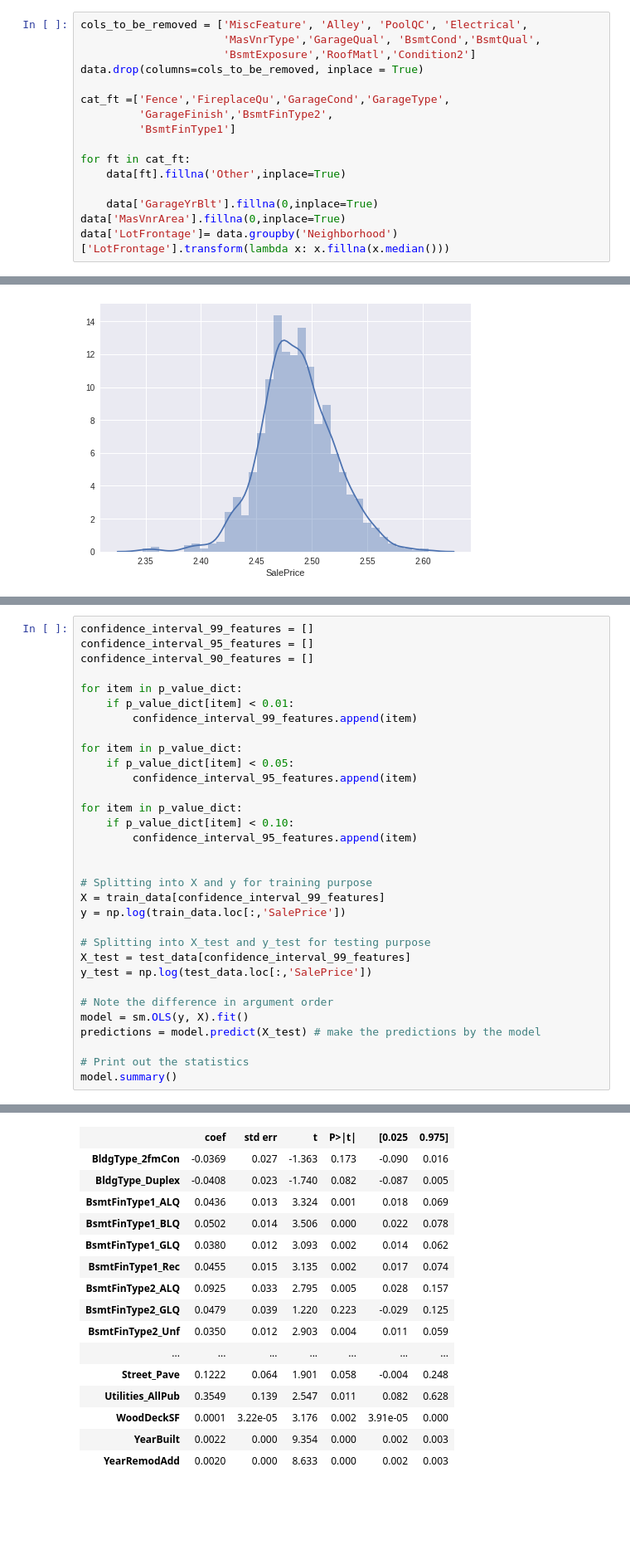
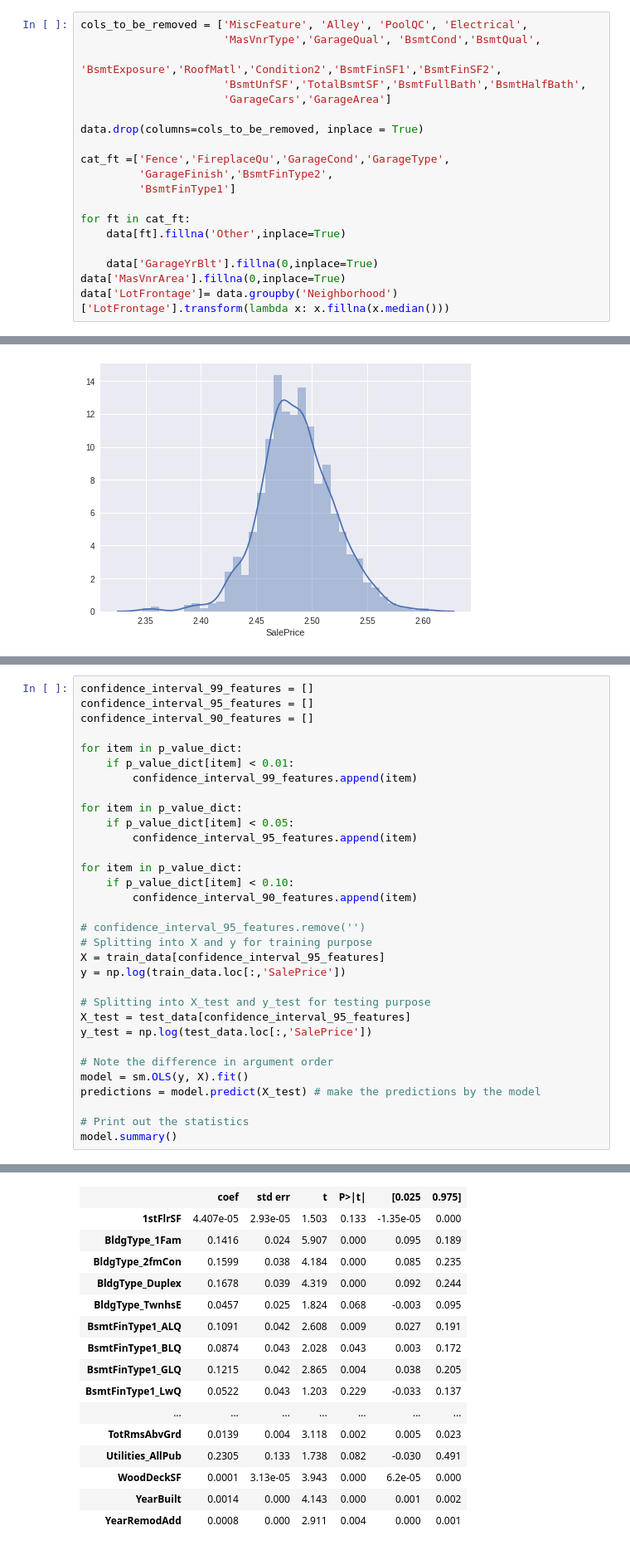
Before and after one commit to sagnikrana/Advanced-Regression-Techniques---House-Price, a Jupyter notebook: Iowa_house_price_prediction.ipynb, the cells around one changed output, grey strips where cells are left out. Shown at 83% size. Drawn from its saved outputs; the diff is of its cells as text; blank space fills up the shorter version.

```diff
--- a/Iowa_house_price_prediction.ipynb
+++ b/Iowa_house_price_prediction.ipynb
@@ -250,7 +251,10 @@ Name: SalePrice, dtype: float64
 # %%
 cols_to_be_removed = ['MiscFeature', 'Alley', 'PoolQC', 'Electrical',
                       'MasVnrType','GarageQual', 'BsmtCond','BsmtQual',
-                      'BsmtExposure','RoofMatl','Condition2']
+                      'BsmtExposure','RoofMatl','Condition2','BsmtFinSF1','BsmtFinSF2',
+                      'BsmtUnfSF','TotalBsmtSF','BsmtFullBath','BsmtHalfBath',
+                      'GarageCars','GarageArea']
+
 data.drop(columns=cols_to_be_removed, inplace = True)
 
 cat_ft =['Fence','FireplaceQu','GarageCond','GarageType',
@@ -445,15 +451,15 @@ for item in p_value_dict:
 
 for item in p_value_dict:
     if p_value_dict[item] < 0.10:
-        confidence_interval_95_features.append(item)
+        confidence_interval_90_features.append(item)
 
-
+# confidence_interval_95_features.remove('')
 # Splitting into X and y for training purpose
-X = train_data[confidence_interval_99_features]
+X = train_data[confidence_interval_95_features]
 y = np.log(train_data.loc[:,'SalePrice'])
 
 # Splitting into X_test and y_test for testing purpose
-X_test = test_data[confidence_interval_99_features]
+X_test = test_data[confidence_interval_95_features]
 y_test = np.log(test_data.loc[:,'SalePrice'])
 
 # Note the difference in argument order
@@ -475,17 +481,17 @@ OLS Regression Results
 | Covariance Type: | nonrobust |  |  |
 |  | coef | std err | t | P>|t| | [0.025 | 0.975] |
-| BldgType_2fmCon | -0.0369 | 0.027 | -1.363 | 0.173 | -0.090 | 0.016 |
-| BldgType_Duplex | -0.0408 | 0.023 | -1.740 | 0.082 | -0.087 | 0.005 |
-| BsmtFinType1_ALQ | 0.0436 | 0.013 | 3.324 | 0.001 | 0.018 | 0.069 |
-| BsmtFinType1_BLQ | 0.0502 | 0.014 | 3.506 | 0.000 | 0.022 | 0.078 |
-| BsmtFinType1_GLQ | 0.0380 | 0.012 | 3.093 | 0.002 | 0.014 | 0.062 |
-| BsmtFinType1_Rec | 0.0455 | 0.015 | 3.135 | 0.002 | 0.017 | 0.074 |
-| BsmtFinType2_ALQ | 0.0925 | 0.033 | 2.795 | 0.005 | 0.028 | 0.157 |
-| BsmtFinType2_GLQ | 0.0479 | 0.039 | 1.220 | 0.223 | -0.029 | 0.125 |
-| BsmtFinType2_Unf | 0.0350 | 0.012 | 2.903 | 0.004 | 0.011 | 0.059 |
+| 1stFlrSF | 4.407e-05 | 2.93e-05 | 1.503 | 0.133 | -1.35e-05 | 0.000 |
+| BldgType_1Fam | 0.1416 | 0.024 | 5.907 | 0.000 | 0.095 | 0.189 |
+| BldgType_2fmCon | 0.1599 | 0.038 | 4.184 | 0.000 | 0.085 | 0.235 |
+| BldgType_Duplex | 0.1678 | 0.039 | 4.319 | 0.000 | 0.092 | 0.244 |
+| BldgType_TwnhsE | 0.0457 | 0.025 | 1.824 | 0.068 | -0.003 | 0.095 |
+| BsmtFinType1_ALQ | 0.1091 | 0.042 | 2.608 | 0.009 | 0.027 | 0.191 |
+| BsmtFinType1_BLQ | 0.0874 | 0.043 | 2.028 | 0.043 | 0.003 | 0.172 |
+| BsmtFinType1_GLQ | 0.1215 | 0.042 | 2.865 | 0.004 | 0.038 | 0.205 |
+| BsmtFinType1_LwQ | 0.0522 | 0.043 | 1.203 | 0.229 | -0.033 | 0.137 |
 | ... | ... | ... | ... | ... | ... | ... |
-| Street_Pave | 0.1222 | 0.064 | 1.901 | 0.058 | -0.004 | 0.248 |
-| Utilities_AllPub | 0.3549 | 0.139 | 2.547 | 0.011 | 0.082 | 0.628 |
-| WoodDeckSF | 0.0001 | 3.22e-05 | 3.176 | 0.002 | 3.91e-05 | 0.000 |
-| YearBuilt | 0.0022 | 0.000 | 9.354 | 0.000 | 0.002 | 0.003 |
-| YearRemodAdd | 0.0020 | 0.000 | 8.633 | 0.000 | 0.002 | 0.003 |
+| TotRmsAbvGrd | 0.0139 | 0.004 | 3.118 | 0.002 | 0.005 | 0.023 |
+| Utilities_AllPub | 0.2305 | 0.133 | 1.738 | 0.082 | -0.030 | 0.491 |
+| WoodDeckSF | 0.0001 | 3.13e-05 | 3.943 | 0.000 | 6.2e-05 | 0.000 |
+| YearBuilt | 0.0014 | 0.000 | 4.143 | 0.000 | 0.001 | 0.002 |
+| YearRemodAdd | 0.0008 | 0.000 | 2.911 | 0.004 | 0.000 | 0.001 |
```
Also changed, not shown: parts of 21 cells of this notebook, 1 other file.
